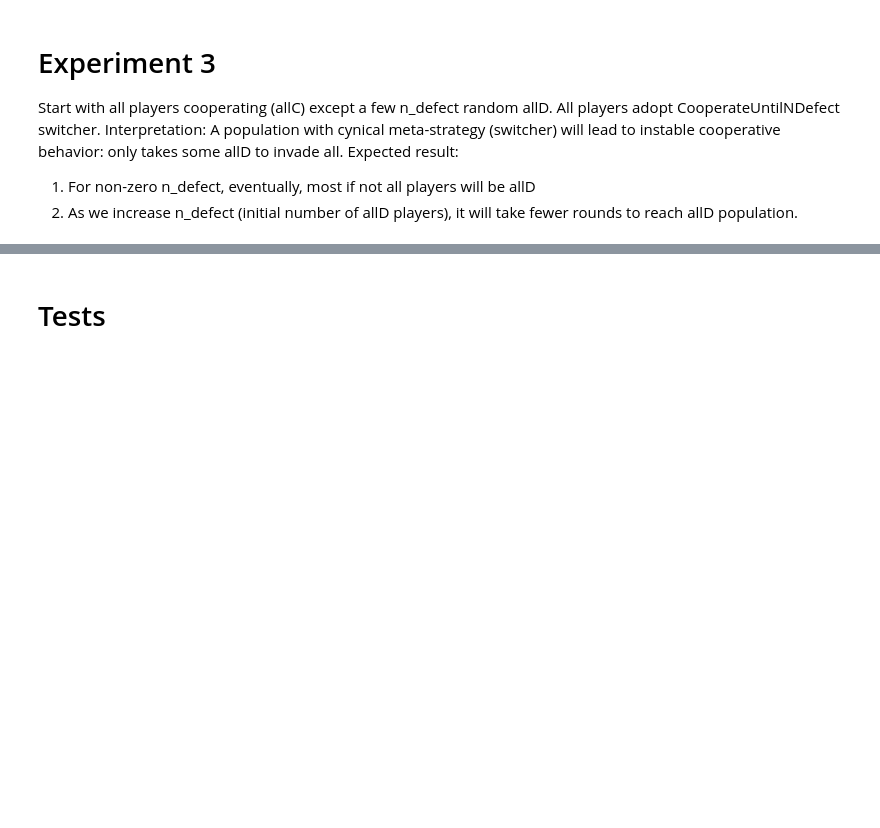
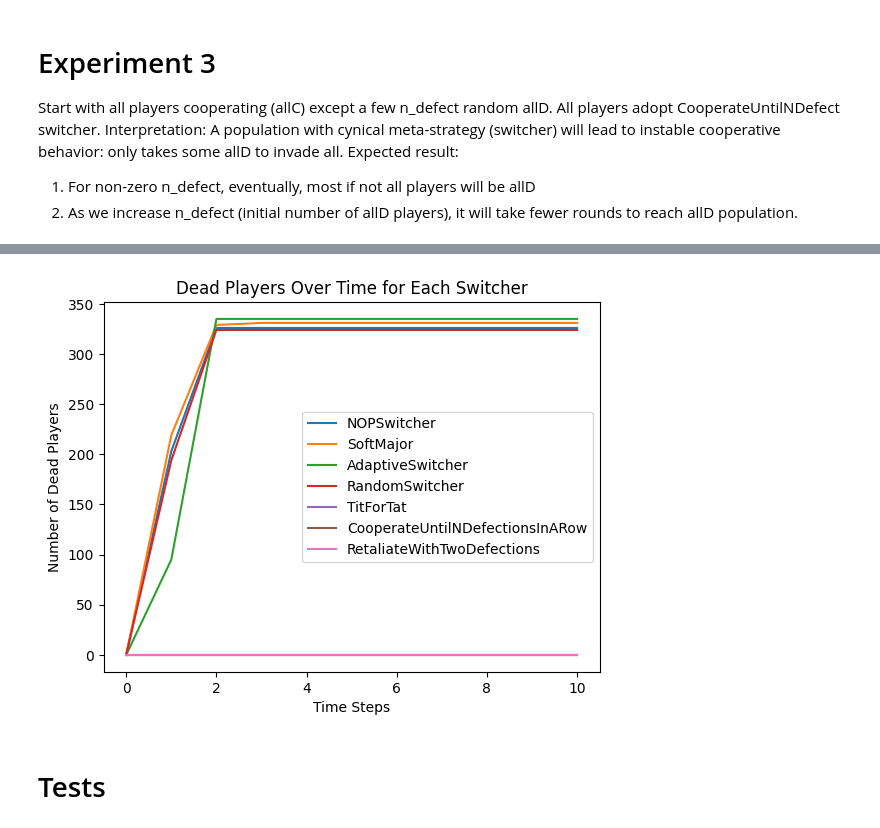
Before and after one commit to shriramch/SimPD, a Jupyter notebook: ipd.ipynb, the cells around one changed output, grey strips where cells are left out. Drawn from its saved outputs; the diff is of its cells as text; code cells hidden in the pictures; blank space fills up the shorter version.

```diff
--- a/ipd.ipynb
+++ b/ipd.ipynb
@@ -829,3 +965,23 @@ Text(0.5, 1.0, 'SoftMajor leads to random equilibrium around 50-50')
+# %%
+all_counters = compute_counters_for_all_matrices(status_matrices, players_switchers, len(pool_of_switchers))
+
+# Preparing data for plotting
+true_counts = {i: [] for i in range(len(pool_of_switchers))}
+for counters in all_counters:
+    for set_index in range(len(pool_of_switchers)):
+        true_counts[set_index].append(counters[set_index]['True'])
+
+# Plotting
+for set_index, counts in true_counts.items():
+    plt.plot(counts, label=str(pool_of_switchers[set_index].__name__))
+
+plt.xlabel("Time Steps")
+plt.ylabel("Number of Dead Players")
+plt.title("Dead Players Over Time for Each Switcher")
+plt.legend()
+plt.show()
+# %% [output]
+[figure, added]
 # %% [markdown]
 # Tests
 # %%
```
Also changed, not shown: parts of 11 cells of this notebook.
